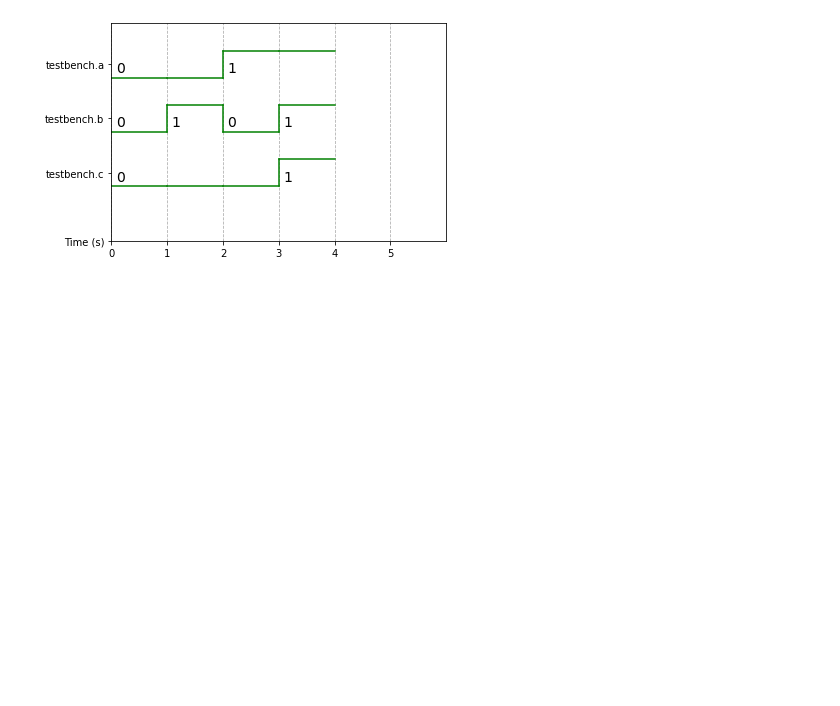
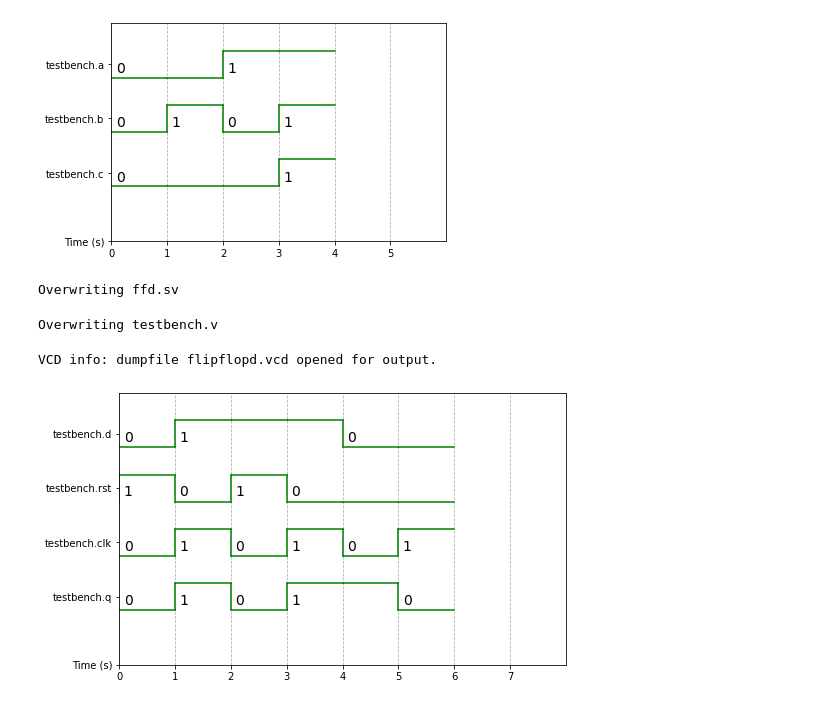
Before and after one commit to petrucior/verilog, a Jupyter notebook: verilog.ipynb, the cells around one changed output. Drawn from its saved outputs; the diff is of its cells as text; code cells hidden in the pictures; blank space fills up the shorter version.

Commit message:
Update do testbench com flip flop D.

```diff
--- a/verilog.ipynb
+++ b/verilog.ipynb
@@ -2923,3 +2969,83 @@ time_end = 5
 base = 'bin' # bin, dec, dec2, hex, octal
 # %% [output]
 [figure]
+# %%
+%%file ffd.sv
+module ffd (d, rst, clk, q);
+  // Declaração de portas
+  input clk, rst, d;
+  output reg q;
+
+  // Descrição comportamental
+  always @(posedge clk, posedge rst) begin
+    if ( rst == 1'd1 ) q = 1'd0;
+    else q = d;
+  end
+endmodule
+# %% [output]
+Overwriting ffd.sv
+# %%
+%%file testbench.v
+`include "ffd.sv"
+
+module testbench();
+  reg clk, rst, d;
+  wire q;
+
+  parameter period = 1;
+
+  ffd flip_flop_d(.d(d), .rst(rst), .clk( clk ), .q( q ));
+
+  initial begin
+    $dumpfile("flipflopd.vcd");
+    $dumpvars;
+    clk <= 0;
+    rst = 1;
+    d = 0;
+    #period;
+
+    rst = 0;
+    d = 1;
+    #period;
+
+    rst = 1;
+    d = 1;
+    #period;
+
+    rst = 0;
+    d = 1;
+    #period;
+
+    rst = 0;
+    d = 0;
+    #period;
+
+    rst = 0;
+    d = 0;
+    #period;
+
+    $finish;
+  end
+
+  always begin
+    clk = ~clk;
+    #period;
+  end
+endmodule
+# %% [output]
+Overwriting testbench.v
+# %%
+%%bash
+iverilog testbench.v -o flipflopd_testbench
+vvp flipflopd_testbench
+# %% [output]
+VCD info: dumpfile flipflopd.vcd opened for output.
+# %%
+%%waveform flipflopd.vcd
+
+sign_list = ['testbench.d','testbench.rst', 'testbench.clk', 'testbench.q']
+time_begin = 0
+time_end = 7
+base = 'bin' # bin, dec, dec2, hex, octal
+# %% [output]
+[figure, added]
```
Also changed, not shown: parts of 4 cells of this notebook.
